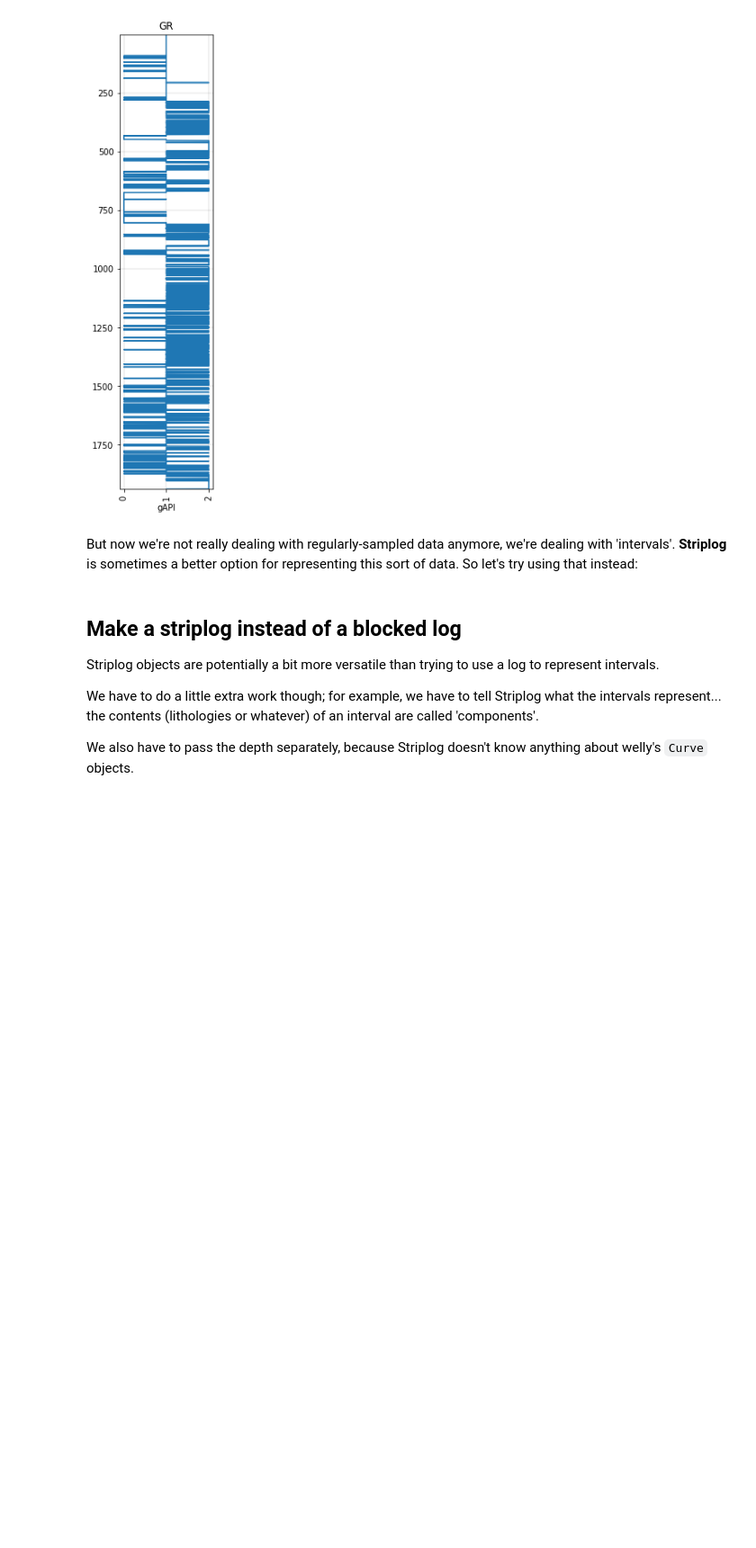
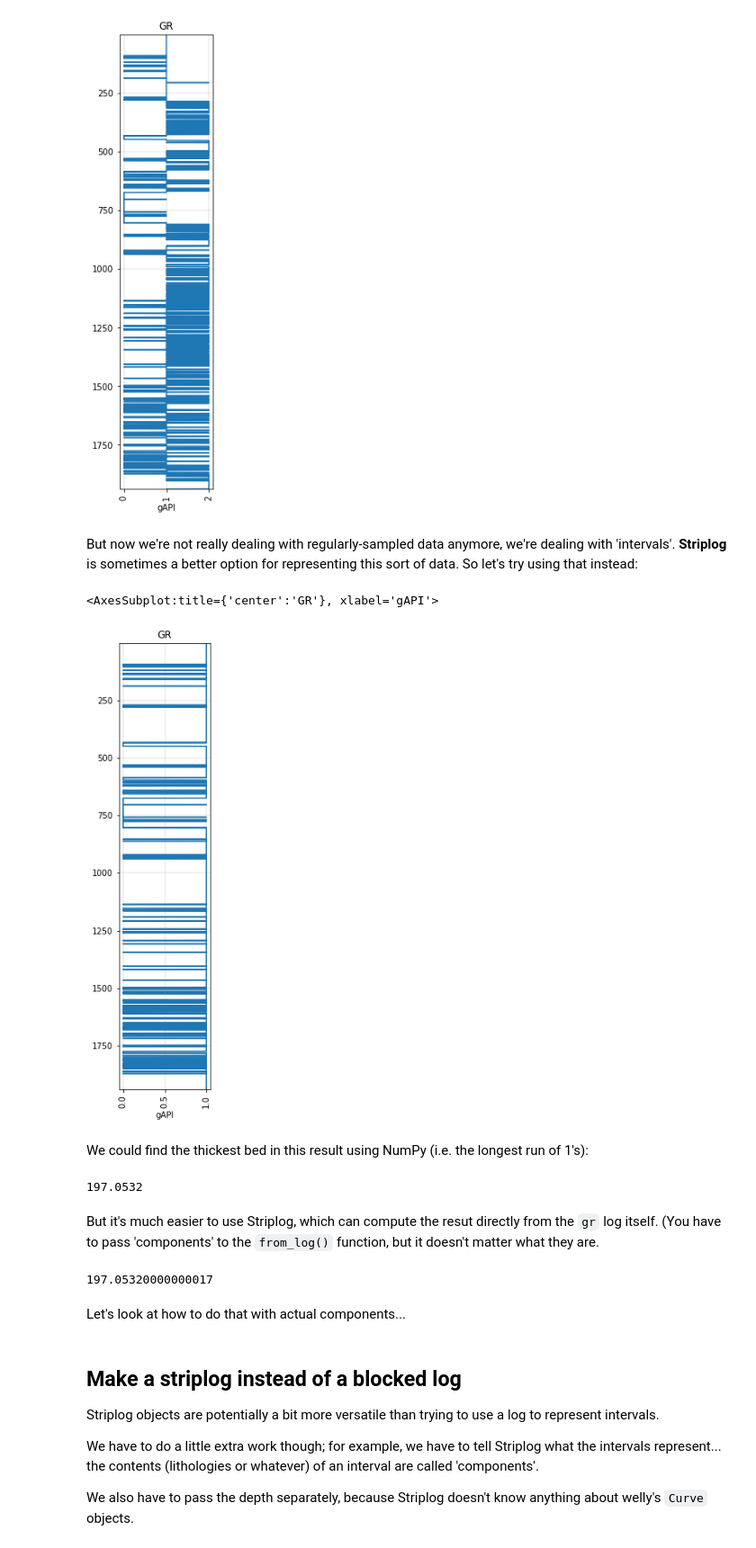
Before and after one commit to agilescientific/striplog, a Jupyter notebook: docs/tutorial/16_Block_logs.ipynb, the cells around one changed output. Shown at 90% size. Saved outputs shown, nothing was run; the diff lists cells and outputs as text; code cells hidden in the pictures; blank space fills up the shorter version.

```diff
--- a/docs/tutorial/16_Block_logs.ipynb
+++ b/docs/tutorial/16_Block_logs.ipynb
@@ -63,6 +62,32 @@ gr_blocky.plot()
 [figure]
 # %% [markdown]
 But now we're not really dealing with regularly-sampled data anymore, we're dealing with 'intervals'. **Striplog** is sometimes a better option for representing this sort of data. So let's try using that instead:
+# %%
+gr_blocky = gr.block(cutoffs=[40])
+gr_blocky.plot()
+# %% [output]
+<AxesSubplot:title={'center':'GR'}, xlabel='gAPI'>
+[figure, added]
+# %% [markdown]
+We could find the thickest bed in this result using NumPy (i.e. the longest run of 1's):
+# %%
+from itertools import groupby
+
+samples = max(sum(run) for val, run in groupby(gr_blocky.values) if val)
+samples * 0.1524
+# %% [output]
+197.0532
+# %% [markdown]
+But it's much easier to use Striplog, which can compute the resut directly from the `gr` log itself. (You have to pass 'components' to the `from_log()` function, but it doesn't matter what they are.
+# %%
+from striplog import Striplog
+
+s = Striplog.from_log(gr, basis=gr.basis, cutoff=[40], components=[None, None])
+s.thickest().thickness
+# %% [output]
+197.05320000000017
+# %% [markdown]
+Let's look at how to do that with actual components...
 # %% [markdown]
 ## Make a striplog instead of a blocked log
 
```
Also changed, not shown: parts of 2 cells of this notebook, 2 other files.
